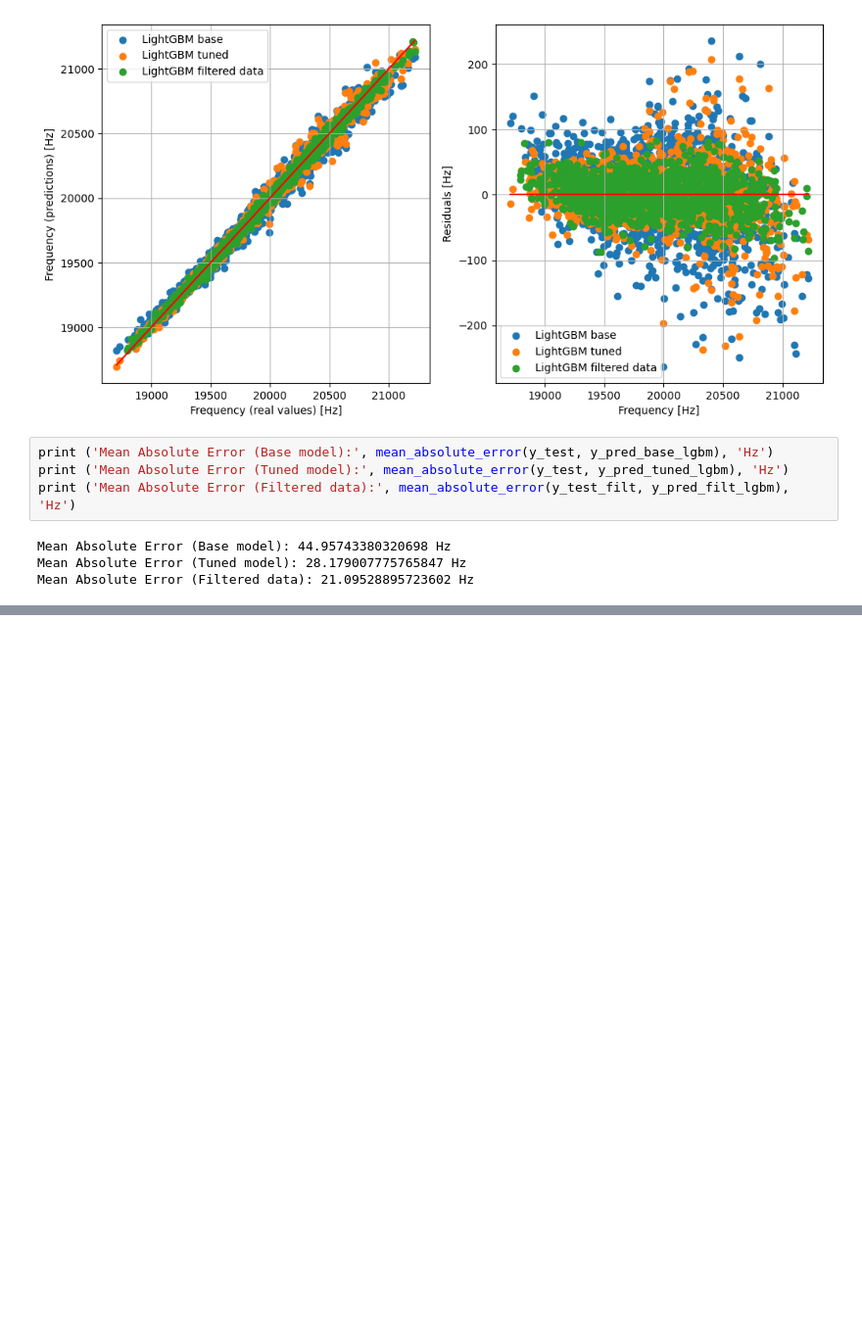
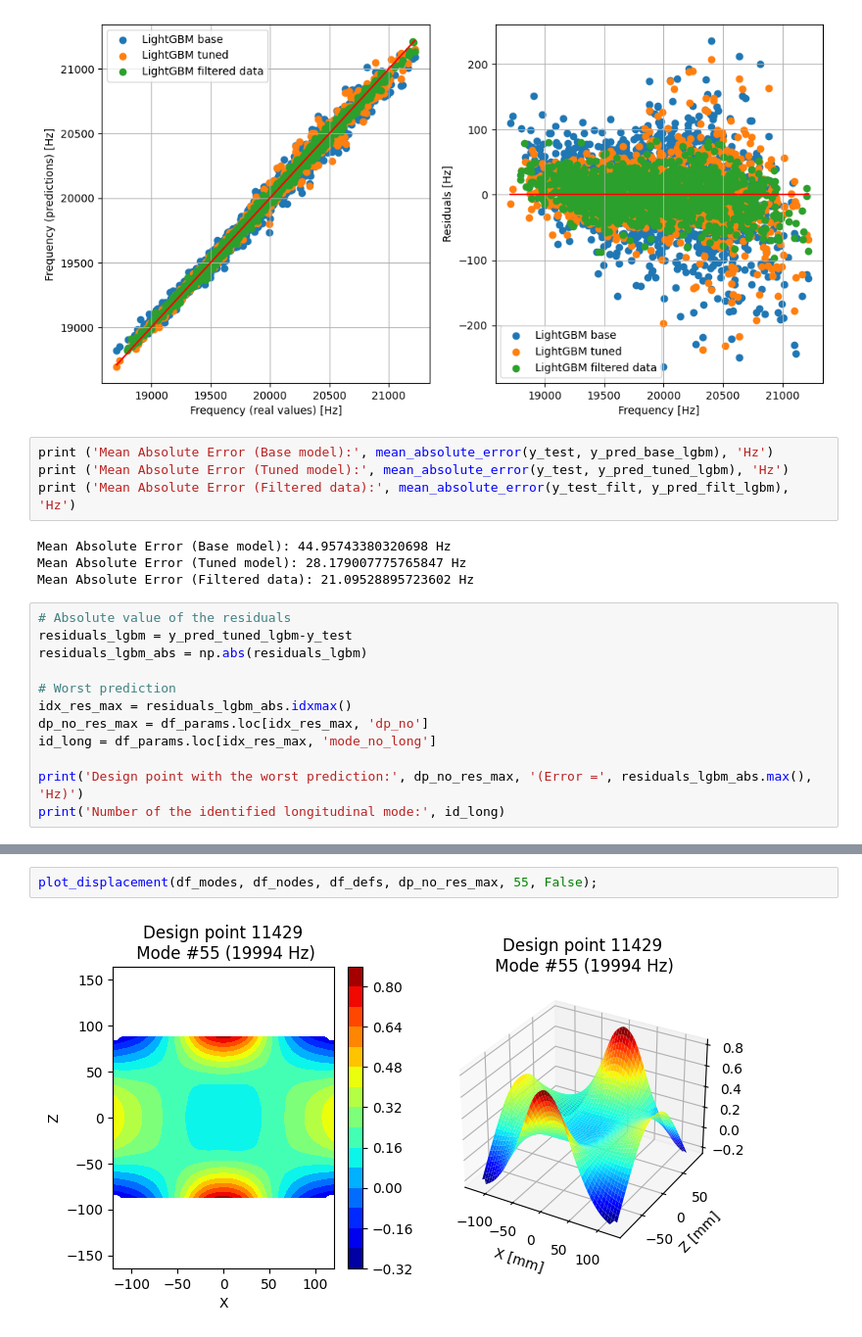
Before and after one commit to francoisbrouet/sep24_cds_int_us-welding, a Jupyter notebook: notebooks/8-draft_streamlit.ipynb, the cells around one changed output, grey strips where cells are left out. Shown at 98% size. Cells and saved outputs as stored; diff of their text form; blank space fills up the shorter version.

```diff
--- a/notebooks/8-draft_streamlit.ipynb
+++ b/notebooks/8-draft_streamlit.ipynb
@@ -228,3 +228,15 @@ print ('Mean Absolute Error (Filtered data):', mean_absolute_error(y_test_filt,
 Mean Absolute Error (Base model): 44.95743380320698 Hz
 Mean Absolute Error (Tuned model): 28.179007775765847 Hz
 Mean Absolute Error (Filtered data): 21.09528895723602 Hz
+# %%
+# Absolute value of the residuals
+residuals_lgbm = y_pred_tuned_lgbm-y_test
+residuals_lgbm_abs = np.abs(residuals_lgbm)
+
+# Worst prediction
+idx_res_max = residuals_lgbm_abs.idxmax()
+dp_no_res_max = df_params.loc[idx_res_max, 'dp_no']
+id_long = df_params.loc[idx_res_max, 'mode_no_long']
+
+print('Design point with the worst prediction:', dp_no_res_max, '(Error =', residuals_lgbm_abs.max(), 'Hz)')
+print('Number of the identified longitudinal mode:', id_long)
@@ -230,0 +257,4 @@ Mean Absolute Error (Filtered data): 21.09528895723602 Hz
+# %%
+plot_displacement(df_modes, df_nodes, df_defs, dp_no_res_max, 55, False);
+# %% [output]
+[figure, added]
```
Also changed, not shown: parts of 4 cells of this notebook, 1 other file.
